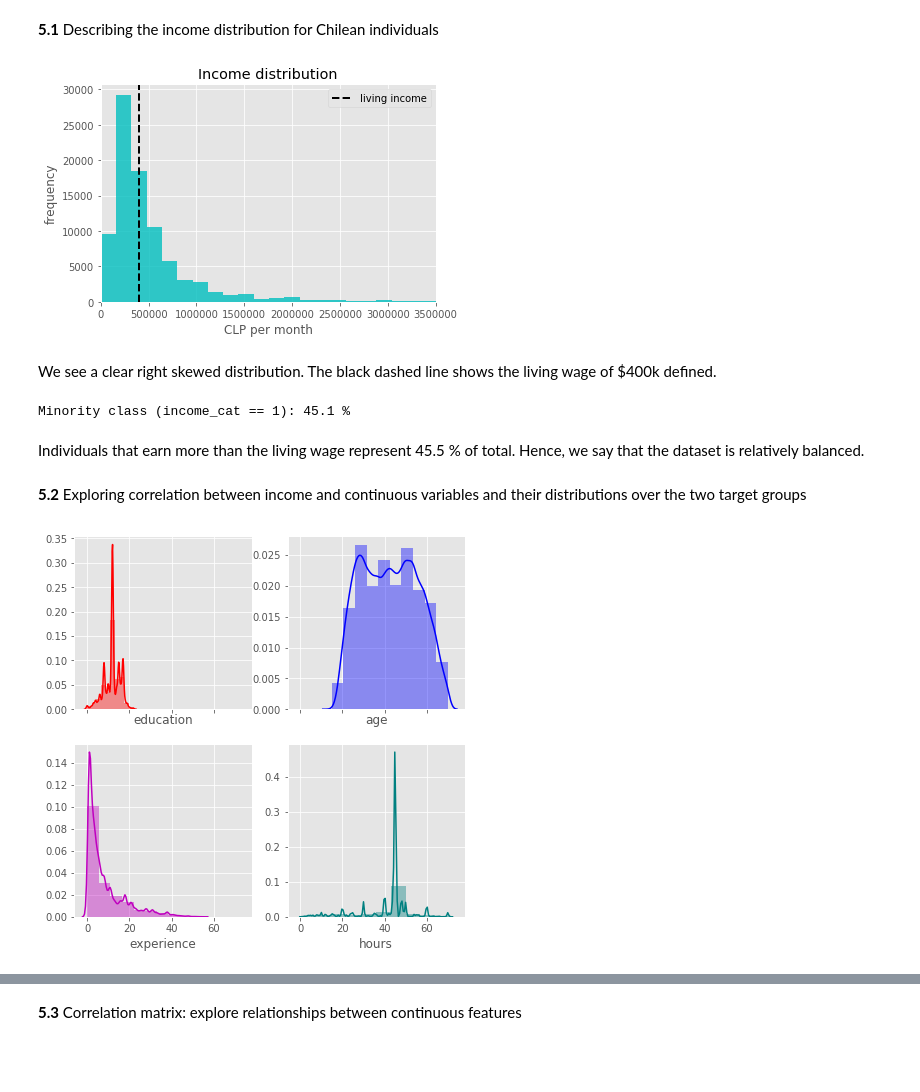
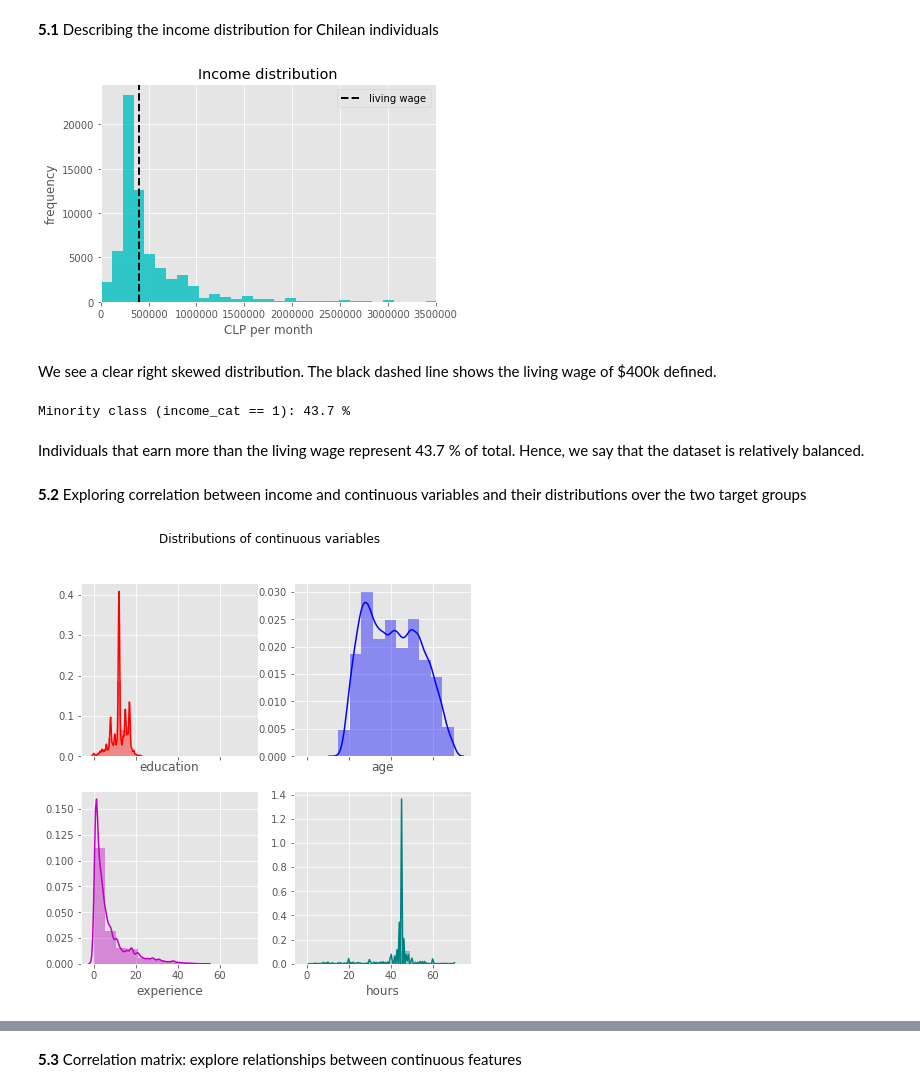
Before and after one commit to jperezlapillo/Living-Wage-Prediction, a Jupyter notebook: Casen_DS_Project.ipynb, the cells around one changed output, grey strips where cells are left out. Cells and saved outputs as stored; diff of their text form; code cells hidden in the pictures; blank space fills up the shorter version.

```diff
--- a/Casen_DS_Project.ipynb
+++ b/Casen_DS_Project.ipynb
@@ -36,13 +38,13 @@ The entire dataset includes 216,439 observations and 804 columns. Most of the co
 # %%
 # Filtering variables
 cols = ['ecivil','region','zona','sexo','edad','esc','activ','r3','o10','o12','o15',
-        'o13','o28','oficio1','rama1','y27b','s13','ytrabajocor']
+        'o13','o28','oficio1','rama1','y27b','s13','y0101c']
 
 df_filter = df.filter(cols)
 print(df_filter.shape)
 
 # Rename variables
-df_filter = df_filter.rename(columns={'ecivil': 'maritalst', 'ytrabajocor': 'income', 'zona': 'zone', 'sexo': 'sex',
+df_filter = df_filter.rename(columns={'ecivil': 'maritalst', 'y0101c': 'income', 'zona': 'zone', 'sexo': 'sex',
                                       'edad': 'age','esc':'education','r3': 'ethni','o12':'jobtype','o13':'year',
                                       'o15': 'sector','rama1':'industry','oficio1': 'position', 'o28':'socsec',
                                       'y27b':'bankacc','s13':'health', 'o10':'hours'})
@@ -243,16 +245,16 @@ The final dataset includes 86,697 observations, without outliers or missings and
 **5.1** Describing the income distribution for Chilean individuals
 # %%
 # Income distribution
-plt.hist(df_imp.income, bins=500, alpha=0.8, color='c')
+plt.hist(df_imp.income, bins=300, alpha=0.8, color='c')
 plt.title('Income distribution')
 plt.ylabel('frequency')
 plt.xlabel('CLP per month')
 plt.xlim(0,3500000)
-plt.axvline(400000, color='k', linestyle='dashed', linewidth=2, label='living income')
+plt.axvline(400000, color='k', linestyle='dashed', linewidth=2, label='living wage')
 plt.legend()
 plt.show()
 # %% [output]
-[figure, old version]
+[figure, new version]
 # %% [markdown]
 We see a clear right skewed distribution. The black dashed line shows the living wage of $400k defined.
 # %%
@@ -260,21 +262,22 @@ We see a clear right skewed distribution. The black dashed line shows the living
 count = df_imp.income_cat.value_counts()
 print('Minority class (income_cat == 1):', round(count[1]/(count[0]+count[1])*100,1),'%')
 # %% [output]
-Minority class (income_cat == 1): 45.1 %
+Minority class (income_cat == 1): 43.7 %
 # %% [markdown]
-Individuals that earn more than the living wage represent 45.5 % of total. Hence, we say that the dataset is relatively balanced.
+Individuals that earn more than the living wage represent 43.7 % of total. Hence, we say that the dataset is relatively balanced.
 # %% [markdown]
 **5.2** Exploring correlation between income and continuous variables and their distributions over the two target groups
 # %%
-# Plotting histograms of continuous variables: education, age, hours and experience
+# Plotting histograms of continuous variables as an initial approach: education, age, hours and experience
 f, axes = plt.subplots(2, 2, figsize=(7, 7), sharex=True)
+plt.suptitle('Distributions of continuous variables')
 sns.distplot(df_imp["education"],color='r',ax=axes[0, 0],bins=10)
 sns.distplot(df_imp["age"],color='b', ax=axes[0, 1],bins=10)
 sns.distplot(df_imp["experience"],color='m',ax=axes[1, 0],bins=10)
 sns.distplot(df_imp["hours"],color='teal',ax=axes[1, 1],bins=10)
 plt.show()
 # %% [output]
-[figure, old version]
+[figure, new version]
 # %%
 # Plotting education versus income
 plt.scatter(df_imp.education, df_imp.income,alpha=0.5)
```
Also changed, not shown: parts of 45 cells of this notebook.
